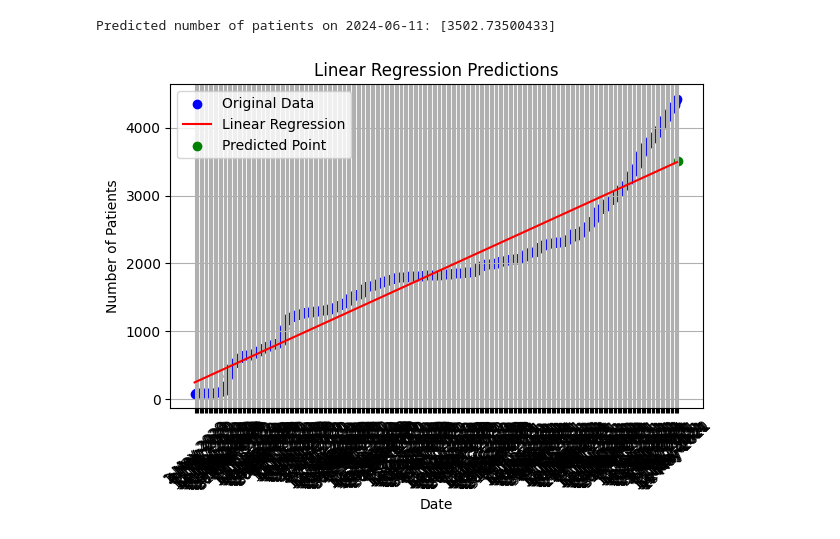
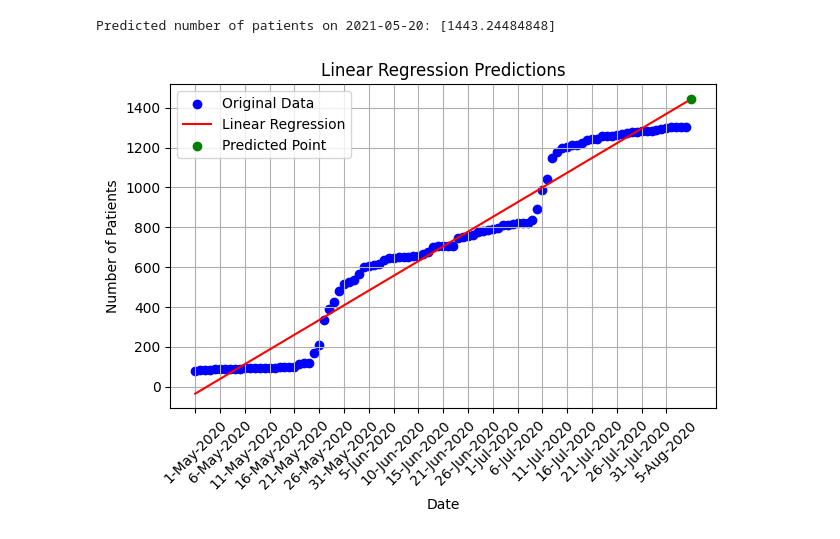
Before and after one commit to rasikasrimal/DeepLearning.AI, a Jupyter notebook: Covid19_SriLanka/prediction.ipynb, the cells around one changed output. Drawn from its saved outputs; the diff is of its cells as text; code cells hidden in the pictures.

```diff
--- a/Covid19_SriLanka/prediction.ipynb
+++ b/Covid19_SriLanka/prediction.ipynb
@@ -3,44 +3,40 @@ import pandas as pd
 from sklearn.linear_model import LinearRegression
 import numpy as np
 
-# Load the data from the CSV file
 data = pd.read_csv('clusters.csv')
 
-# Extract the dates and number of patients columns
 dates = data['Date'].values
 num_patients = data['Random and Returned from other countries'].values
 
-# Create a linear regression model
+dates = dates[:100]
+num_patients = num_patients[:100]
+
 model = LinearRegression()
 
-# Prepare the input data
 X = np.arange(len(dates)).reshape(-1, 1)
 y = num_patients
 
-# Fit the model to the data
 model.fit(X, y)
 
-# Predict the number of patients for a new date
 new_date = np.array([len(dates)]).reshape(-1, 1)
 predicted_num_patients = model.predict(new_date)
 
-# Print the predicted number of patients
-print("Predicted number of patients on 2024-06-11:", predicted_num_patients)
+print("Predicted number of patients on 2021-05-20:", predicted_num_patients)
 # %% [output]
-Predicted number of patients on 2024-06-11: [3502.73500433]
+Predicted number of patients on 2021-05-20: [1443.24484848]
 # %%
 import matplotlib.pyplot as plt
 
 plt.scatter(dates, num_patients, color='blue', label='Original Data')
 plt.plot(dates, model.predict(X), color='red', label='Linear Regression')
-plt.scatter(['2019-04-20'], predicted_num_patients, color='green', label='Predicted Point')
+plt.scatter(['2021-05-20'], predicted_num_patients, color='green', label='Predicted Point')
+plt.xticks(dates[::5], dates[::5], rotation=45)
 plt.xlabel('Date')
 plt.ylabel('Number of Patients')
 plt.title('Linear Regression Predictions')
 plt.legend()
-plt.xticks(rotation=45)
 plt.grid(True)
 plt.tight_layout()
 plt.show()
 # %% [output]
-[figure, old version]
+[figure, new version]
```
Also changed, not shown: 1 other file.
